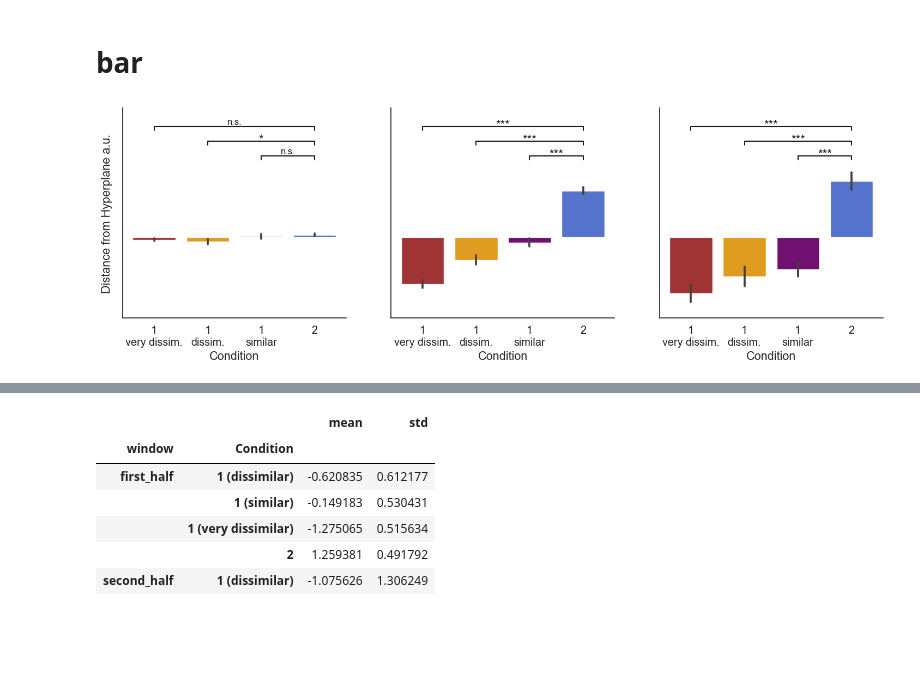
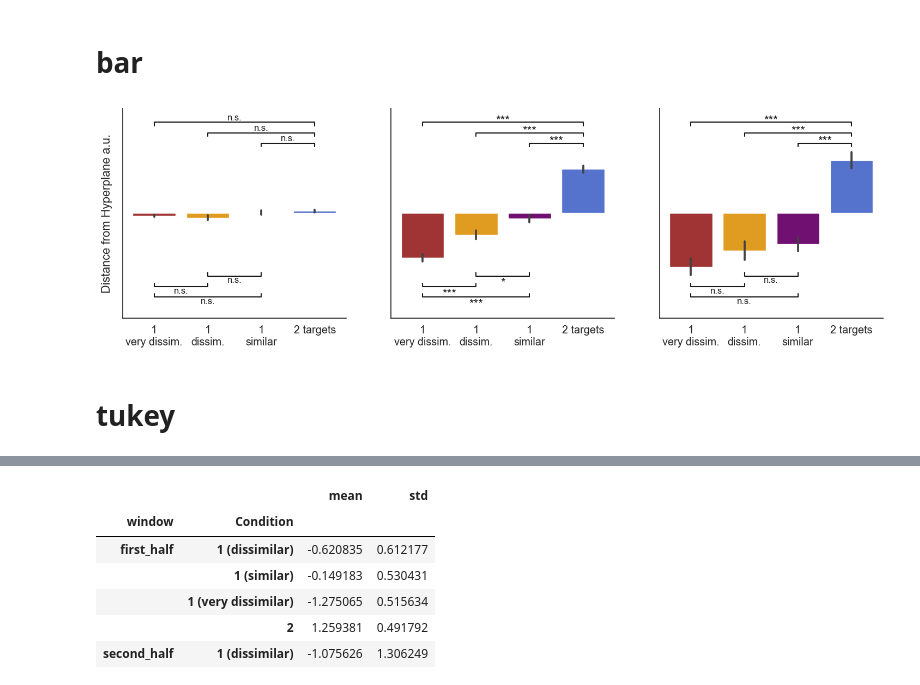
Before and after one commit to WilliamThyer/Dissociating-Spatial-and-Item-Based-Attention, a Jupyter notebook: Discus/analysis/hyperplane.ipynb, the cells around one changed output, grey strips where cells are left out. Saved outputs shown, nothing was run; the diff lists cells and outputs as text; code cells hidden in the pictures; blank space fills up the shorter version.

```diff
--- a/Discus/analysis/hyperplane.ipynb
+++ b/Discus/analysis/hyperplane.ipynb
@@ -73,14 +73,16 @@ sns.set_theme(font_scale=1.5,style='white')
 plt.subplots(figsize=(8,6))
 
 interp.colors = ['firebrick', 'orange','purple','royalblue']
+interp.labels = ['1 targ. + very dissim. dist.','1 targ. + dissim. distractor', '1 target + sim. distractor', '2 targets']
 interp.plot_hyperplane(
     stim_time=[0,200],
     significance_testing_pair=[(0,3),(1,3),(2,3)],
-    sig_y=-3,
+    sig_y=2.5,
     test_from_zero=False,
-    ylim=[-3.5,3.5],stim_label_xy=[120,3.1],
+    ylim=[-3.75,3.5],stim_label_xy=[120,3.1],
     label_text_ys=[-1.95,1.95],label_text_x=-125,
     arrow_ys=[-.5,.5],add_delay_labels=True,
+    arrow_labels=['Set size 1','Set size 2'],
     savefig=True,subtitle='1v2new',legend_pos=None)
 # %% [output]
 0
@@ -234,17 +236,31 @@ sns.barplot(
 ax[0].set_ylabel('Distance from Hyperplane a.u.')
 ax[0].set_yticklabels([])
 
-stat_y,stat_h = 2.9, .1
+# 0,3
+stat_y,stat_h = 2.5, .1
 ax[0].plot([0, 0, 3, 3], [stat_y,stat_y+stat_h,stat_y+stat_h,stat_y], lw=1.5, c='k')
 ax[0].text(1.5, stat_y+stat_h+.014, 'n.s.', ha='center', va='bottom', color='k', fontsize=12)
-
-stat_y,stat_h = 2.5, .1
+# 1,3
+stat_y,stat_h = 2.2, .1
 ax[0].plot([1, 1, 3, 3], [stat_y,stat_y+stat_h,stat_y+stat_h,stat_y], lw=1.5, c='k')
-ax[0].text(2, stat_y+stat_h-.1, '*', ha='center', va='bottom', color='k', fontsize=16)
-
-stat_y,stat_h = 2.1, .1
+ax[0].text(2, stat_y+stat_h+.014, 'n.s.', ha='center', va='bottom', color='k', fontsize=12)
+# 2,3
+stat_y,stat_h = 1.9, .1
 ax[0].plot([2, 2, 3, 3], [stat_y,stat_y+stat_h,stat_y+stat_h,stat_y], lw=1.5, c='k')
 ax[0].text(2.5, stat_y+stat_h+.014, 'n.s.', ha='center', va='bottom', color='k', fontsize=12)
+
+# 0,1
+stat_y,stat_h = -2, .1
+ax[0].plot([0, 0, 1, 1], [stat_y,stat_y-stat_h,stat_y-stat_h,stat_y], lw=1.5, c='k')
+ax[0].text(.5, stat_y-stat_h-.24, 'n.s.', ha='center', va='bottom', color='k', fontsize=12)
+# 0,2
+stat_y,stat_h = -2.3, .1
+ax[0].plot([0, 0, 2, 2], [stat_y,stat_y-stat_h,stat_y-stat_h,stat_y], lw=1.5, c='k')
+ax[0].text(1, stat_y-stat_h-.24, 'n.s.', ha='center', va='bottom', color='k', fontsize=12)
+# 1,2
+stat_y,stat_h = -1.7, .1
+ax[0].plot([1, 1, 2, 2], [stat_y,stat_y-stat_h,stat_y-stat_h,stat_y], lw=1.5, c='k')
+ax[0].text(1.5, stat_y-stat_h-.24, 'n.s.', ha='center', va='bottom', color='k', fontsize=12)
 
 ### First half
 sns.barplot(
@@ -253,46 +269,73 @@ sns.barplot(
     dodge=True,errorbar='se')
 ax[1].set_ylabel('')
 
-stat_y,stat_h = 2.9, .1
+stat_y,stat_h = 2.5, .1
 ax[1].plot([0, 0, 3, 3], [stat_y,stat_y+stat_h,stat_y+stat_h,stat_y], lw=1.5, c='k')
 ax[1].text(1.5, stat_y+stat_h-.1, '***', ha='center', va='bottom', color='k', fontsize=16)
 
-stat_y,stat_h = 2.5, .1
+stat_y,stat_h = 2.2, .1
 ax[1].plot([1, 1, 3, 3], [stat_y,stat_y+stat_h,stat_y+stat_h,stat_y], lw=1.5, c='k')
 ax[1].text(2, stat_y+stat_h-.1, '***', ha='center', va='bottom', color='k', fontsize=16)
 
-stat_y,stat_h = 2.1, .1
+stat_y,stat_h = 1.9, .1
 ax[1].plot([2, 2, 3, 3], [stat_y,stat_y+stat_h,stat_y+stat_h,stat_y], lw=1.5, c='k')
 ax[1].text(2.5, stat_y+stat_h-.1, '***', ha='center', va='bottom', color='k', fontsize=16)
+
+# 0,1
+stat_y,stat_h = -2, .1
+ax[1].plot([0, 0, 1, 1], [stat_y,stat_y-stat_h,stat_y-stat_h,stat_y], lw=1.5, c='k')
+ax[1].text(.5, stat_y-stat_h-.35, '***', ha='center', va='bottom', color='k', fontsize=16)
+# 0,2
+stat_y,stat_h = -2.3, .1
+ax[1].plot([0, 0, 2, 2], [stat_y,stat_y-stat_h,stat_y-stat_h,stat_y], lw=1.5, c='k')
+ax[1].text(1, stat_y-stat_h-.35, '***', ha='center', va='bottom', color='k', fontsize=16)
+# 1,2
+stat_y,stat_h = -1.7, .1
+ax[1].plot([1, 1, 2, 2], [stat_y,stat_y-stat_h,stat_y-stat_h,stat_y], lw=1.5, c='k')
+ax[1].text(1.5, stat_y-stat_h-.35, '*', ha='center', va='bottom', color='k', fontsize=16)
 
 ### Second half
 sns.barplot(
     x='Condition',y='Distance from Hyperplane',
     data=x_2,ax=ax[2],palette= interp.colors[:4],
     dodge=True,errorbar='se')
 ax[2].set_ylabel('')
 
-stat_y,stat_h = 2.9, .1
+stat_y,stat_h = 2.5, .1
 ax[2].plot([0, 0, 3, 3], [stat_y,stat_y+stat_h,stat_y+stat_h,stat_y], lw=1.5, c='k')
 ax[2].text(1.5, stat_y+stat_h-.1, '***', ha='center', va='bottom', color='k', fontsize=16)
 
-stat_y,stat_h = 2.5, .1
+stat_y,stat_h = 2.2, .1
 ax[2].plot([1, 1, 3, 3], [stat_y,stat_y+stat_h,stat_y+stat_h,stat_y], lw=1.5, c='k')
 ax[2].text(2, stat_y+stat_h-.1, '***', ha='center', va='bottom', color='k', fontsize=16)
 
-stat_y,stat_h = 2.1, .1
+stat_y,stat_h = 1.9, .1
 ax[2].plot([2, 2, 3, 3], [stat_y,stat_y+stat_h,stat_y+stat_h,stat_y], lw=1.5, c='k')
 ax[2].text(2.5, stat_y+stat_h-.1, '***', ha='center', va='bottom', color='k', fontsize=16)
 
+# 0,1
+stat_y,stat_h = -2, .1
+ax[2].plot([0, 0, 1, 1], [stat_y,stat_y-stat_h,stat_y-stat_h,stat_y], lw=1.5, c='k')
+ax[2].text(.5, stat_y-stat_h-.24, 'n.s.', ha='center', va='bottom', color='k', fontsize=12)
+# 0,2
+stat_y,stat_h = -2.3, .1
+ax[2].plot([0, 0, 2, 2], [stat_y,stat_y-stat_h,stat_y-stat_h,stat_y], lw=1.5, c='k')
+ax[2].text(1, stat_y-stat_h-.24, 'n.s.', ha='center', va='bottom', color='k', fontsize=12)
+# 1,2
+stat_y,stat_h = -1.7, .1
+ax[2].plot([1, 1, 2, 2], [stat_y,stat_y-stat_h,stat_y-stat_h,stat_y], lw=1.5, c='k')
+ax[2].text(1.5, stat_y-stat_h-.24, 'n.s.', ha='center', va='bottom', color='k', fontsize=12)
+
 for a in ax:
-    a.set_ylim(-2.2,3.5)
-    a.set_xticklabels(['1\nvery dissim.','1\ndissim.','1\nsimilar','2'])
+    a.set_ylim(-3,3)
+    a.set_xticklabels(['1\nvery dissim.','1\ndissim.','1\nsimilar','2 targets'])
+    a.set_xlabel('')
 
 plt.savefig('output/figures/hyperplane_bar.png',dpi=500,bbox_inches='tight')
 plt.savefig('output/figures/hyperplane_bar.pdf',dpi=500,bbox_inches='tight')
 plt.show()
 # %% [output]
-[figure, old version]
+[figure, new version]
 # %%
 x_0['window'] = 'stim'
 x_1['window'] = 'first_half'
@@ -300,0 +348,2 @@ all_windows = pd.concat([x_0,x_1,x_2])
+# %% [markdown]
+# tukey
```
Also changed, not shown: parts of 19 cells of this notebook, 9 other files.
